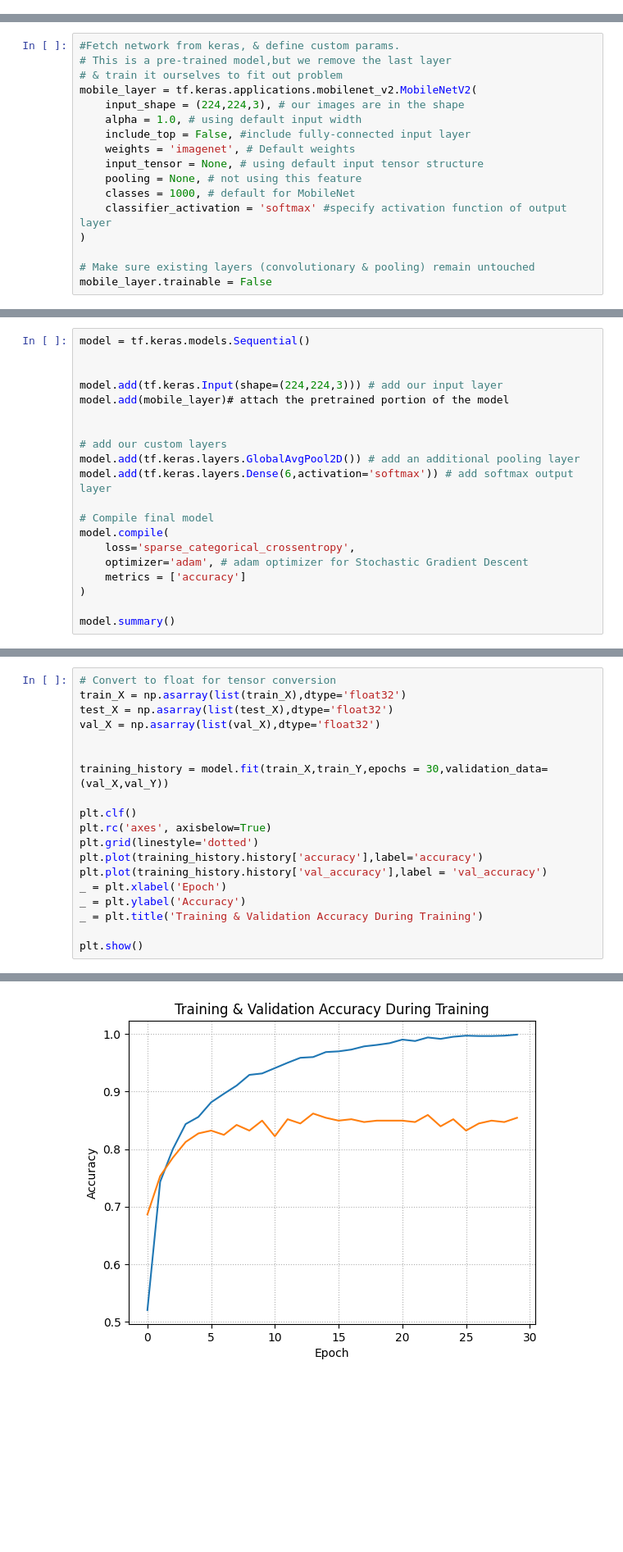
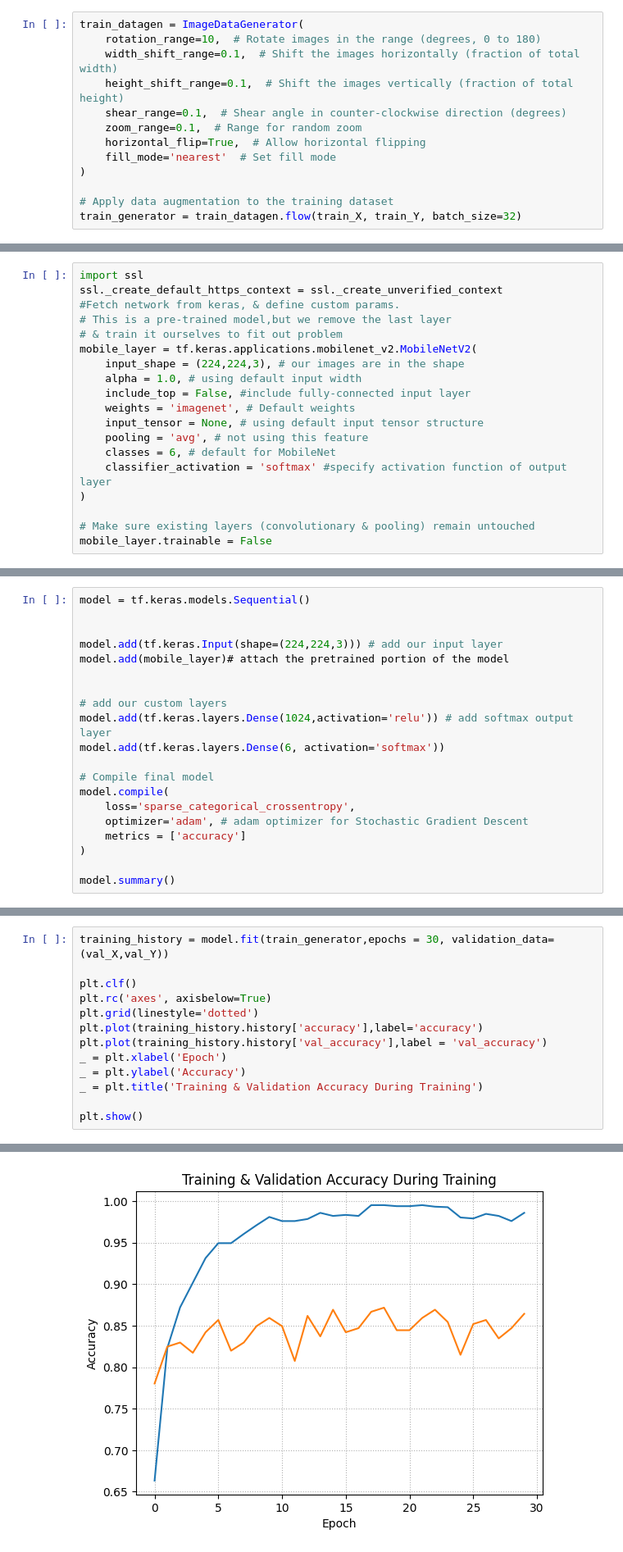
Before and after one commit to LukeIngram/MATH-318-Final-Project, a Jupyter notebook: notebooks/Challenge_3.ipynb, the cells around one changed output, grey strips where cells are left out. Shown at 82% size. Saved outputs shown, nothing was run; the diff lists cells and outputs as text; blank space fills up the shorter version.

Commit message:
cleaning & data augmentation

```diff
--- a/notebooks/Challenge_3.ipynb
+++ b/notebooks/Challenge_3.ipynb
@@ -96,8 +104,23 @@ val_X = val_X/255.0
+# %%
+train_datagen = ImageDataGenerator(
+    rotation_range=10,  # Rotate images in the range (degrees, 0 to 180)
+    width_shift_range=0.1,  # Shift the images horizontally (fraction of total width)
+    height_shift_range=0.1,  # Shift the images vertically (fraction of total height)
+    shear_range=0.1,  # Shear angle in counter-clockwise direction (degrees)
+    zoom_range=0.1,  # Range for random zoom
+    horizontal_flip=True,  # Allow horizontal flipping
+    fill_mode='nearest'  # Set fill mode
+)
+
+# Apply data augmentation to the training dataset
+train_generator = train_datagen.flow(train_X, train_Y, batch_size=32)
 # %% [markdown]
 ### **Section 3.1 - Initializing MobileNetV2**
 
 Keras provides us with an implementation of the MobileNetV2 network, we only have to specify the hyperparameters as follows:
 # %%
+import ssl
+ssl._create_default_https_context = ssl._create_unverified_context
 #Fetch network from keras, & define custom params.
 # This is a pre-trained model,but we remove the last layer
 # & train it ourselves to fit out problem
@@ -107,8 +130,8 @@ mobile_layer = tf.keras.applications.mobilenet_v2.MobileNetV2(
     include_top = False, #include fully-connected input layer
     weights = 'imagenet', # Default weights
     input_tensor = None, # using default input tensor structure
-    pooling = None, # not using this feature
-    classes = 1000, # default for MobileNet
+    pooling = 'avg', # not using this feature
+    classes = 6, # default for MobileNet
     classifier_activation = 'softmax' #specify activation function of output layer
 )
 
@@ -127,8 +148,8 @@ model.add(mobile_layer)# attach the pretrained portion of the model
 
 
 # add our custom layers
-model.add(tf.keras.layers.GlobalAvgPool2D()) # add an additional pooling layer
-model.add(tf.keras.layers.Dense(6,activation='softmax')) # add softmax output layer
+model.add(tf.keras.layers.Dense(1024,activation='relu')) # add softmax output layer
+model.add(tf.keras.layers.Dense(6, activation='softmax'))
 
 # Compile final model
 model.compile(
@@ -165,13 +185,7 @@ Now it's time to fit the trainable parameters of our model. We will approach thi
 
 Note: *with all forms of gradient descent using to high of an epoch number can result in overtraining. So with out limited size dataset, keeping the number of epochs on the lower side will help us avoid that overtraining issue.*
 # %%
-# Convert to float for tensor conversion
-train_X = np.asarray(list(train_X),dtype='float32')
-test_X = np.asarray(list(test_X),dtype='float32')
-val_X = np.asarray(list(val_X),dtype='float32')
-
-
-training_history = model.fit(train_X,train_Y,epochs = 30,validation_data=(val_X,val_Y))
+training_history = model.fit(train_generator,epochs = 30, validation_data=(val_X,val_Y))
 
 plt.clf()
 plt.rc('axes', axisbelow=True)
@@ -204,4 +218,4 @@ Epoch 30/30
-[figure, old version]
+[figure, new version]
 # %%
 # Evaluate our model on the testing data
 model.evaluate(test_X,test_Y)
```
Also changed, not shown: parts of 9 cells of this notebook, 1 other file.
